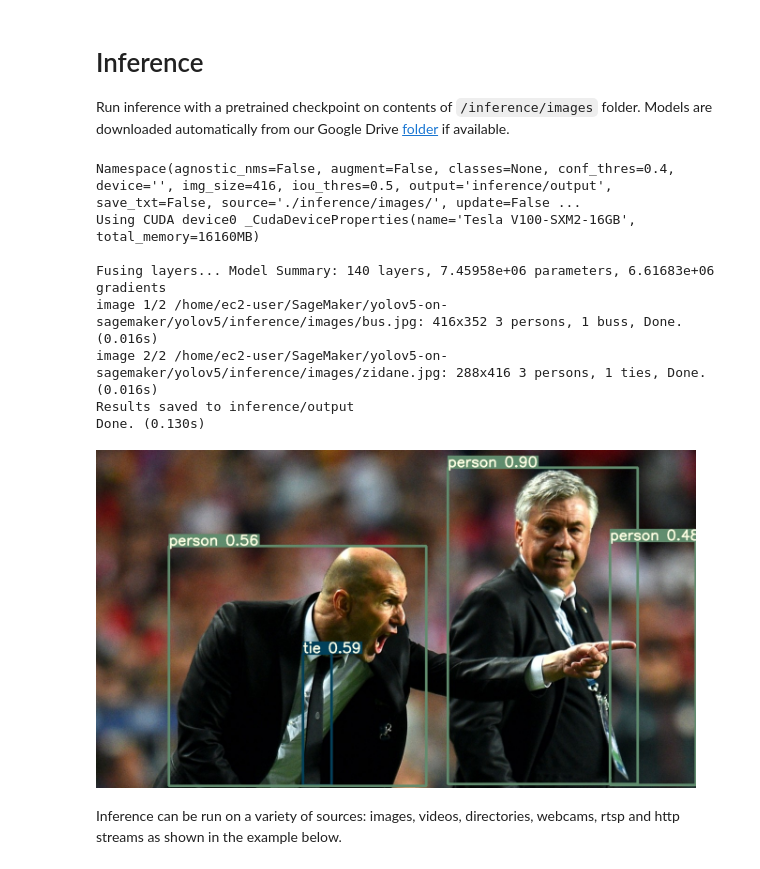
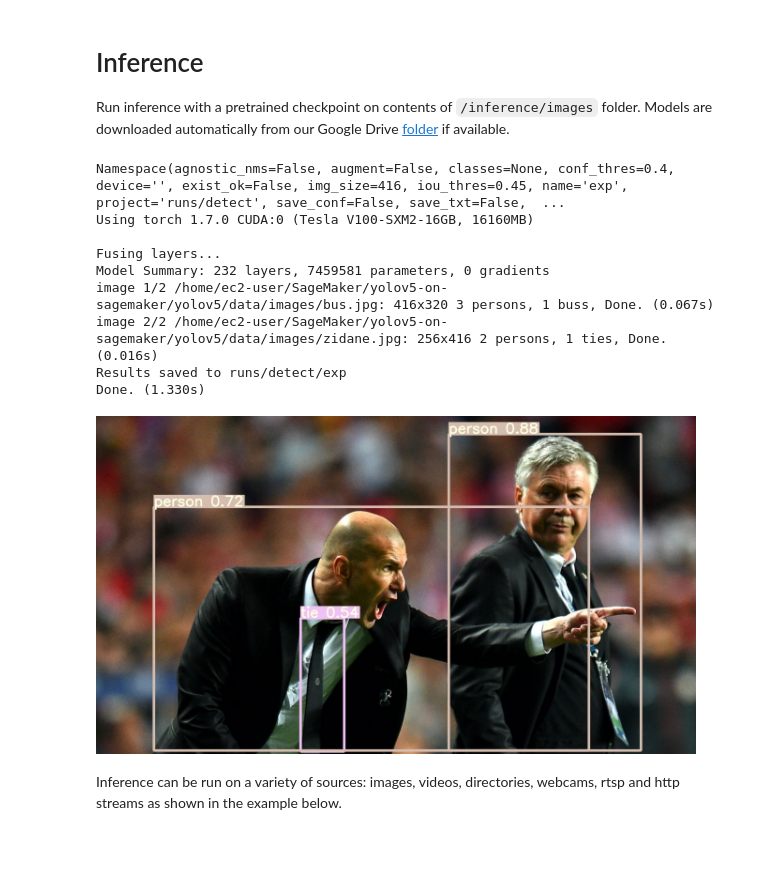
Before and after one commit to HKT-SSA/yolov5-on-sagemaker, a Jupyter notebook: 1-yolov5-tutorial/tutorial.ipynb, the cells around one changed output. Drawn from its saved outputs; the diff is of its cells as text; code cells hidden in the pictures.

```diff
--- a/1-yolov5-tutorial/tutorial.ipynb
+++ b/1-yolov5-tutorial/tutorial.ipynb
@@ -30,18 +35,22 @@ Setup complete. Using torch 1.6.0 _CudaDeviceProperties(name='Tesla V100-SXM2-16
 
 Run inference with a pretrained checkpoint on contents of `/inference/images` folder. Models are downloaded automatically from our Google Drive [folder](https://drive.google.com/open?id=1Drs_Aiu7xx6S-ix95f9kNsA6ueKRpN2J) if available.
 # %%
-!python detect.py --weights ./weights/yolov5s.pt --img 416 --conf 0.4 --source ./inference/images/
-Image(filename='inference/output/zidane.jpg', width=600)
+!python detect.py --weights ./weights/yolov5s.pt --img 416 --conf 0.4 --source ./data/images
+# Image(filename='inference/output/zidane.jpg', width=600)
 # %% [output]
-Namespace(agnostic_nms=False, augment=False, classes=None, conf_thres=0.4, device='', img_size=416, iou_thres=0.5, output='inference/output', save_txt=False, source='./inference/images/', update=False ...
-Using CUDA device0 _CudaDeviceProperties(name='Tesla V100-SXM2-16GB', total_memory=16160MB)
+Namespace(agnostic_nms=False, augment=False, classes=None, conf_thres=0.4, device='', exist_ok=False, img_size=416, iou_thres=0.45, name='exp', project='runs/detect', save_conf=False, save_txt=False,  ...
+Using torch 1.7.0 CUDA:0 (Tesla V100-SXM2-16GB, 16160MB)
 
-Fusing layers... Model Summary: 140 layers, 7.45958e+06 parameters, 6.61683e+06 gradients
-image 1/2 /home/ec2-user/SageMaker/yolov5-on-sagemaker/yolov5/inference/images/bus.jpg: 416x352 3 persons, 1 buss, Done. (0.016s)
-image 2/2 /home/ec2-user/SageMaker/yolov5-on-sagemaker/yolov5/inference/images/zidane.jpg: 288x416 3 persons, 1 ties, Done. (0.016s)
-Results saved to inference/output
-Done. (0.130s)
+Fusing layers...
+Model Summary: 232 layers, 7459581 parameters, 0 gradients
+image 1/2 /home/ec2-user/SageMaker/yolov5-on-sagemaker/yolov5/data/images/bus.jpg: 416x320 3 persons, 1 buss, Done. (0.067s)
+image 2/2 /home/ec2-user/SageMaker/yolov5-on-sagemaker/yolov5/data/images/zidane.jpg: 256x416 2 persons, 1 ties, Done. (0.016s)
+Results saved to runs/detect/exp
+Done. (1.330s)
-[figure, removed]
+# %%
+Image(filename='runs/detect/exp/zidane.jpg', width=600)
+# %% [output]
+[figure, added]
 # %% [markdown]
 Inference can be run on a variety of sources: images, videos, directories, webcams, rtsp and http streams as shown in the example below.
 # %%
```
Also changed, not shown: parts of 9 cells of this notebook, 9 other files.
